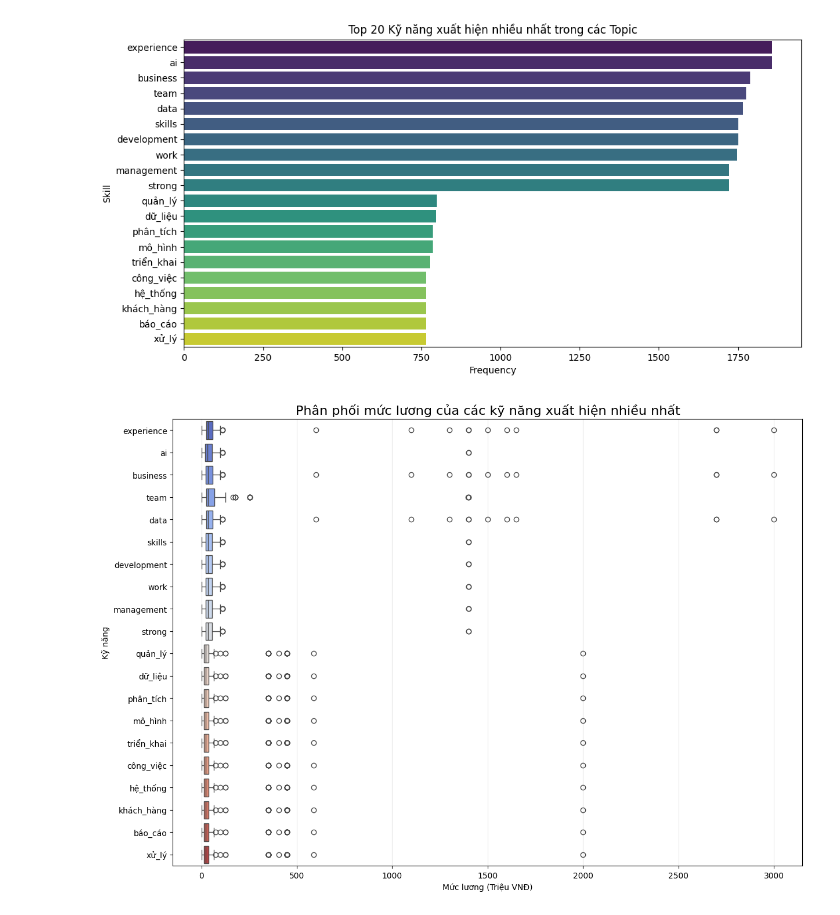
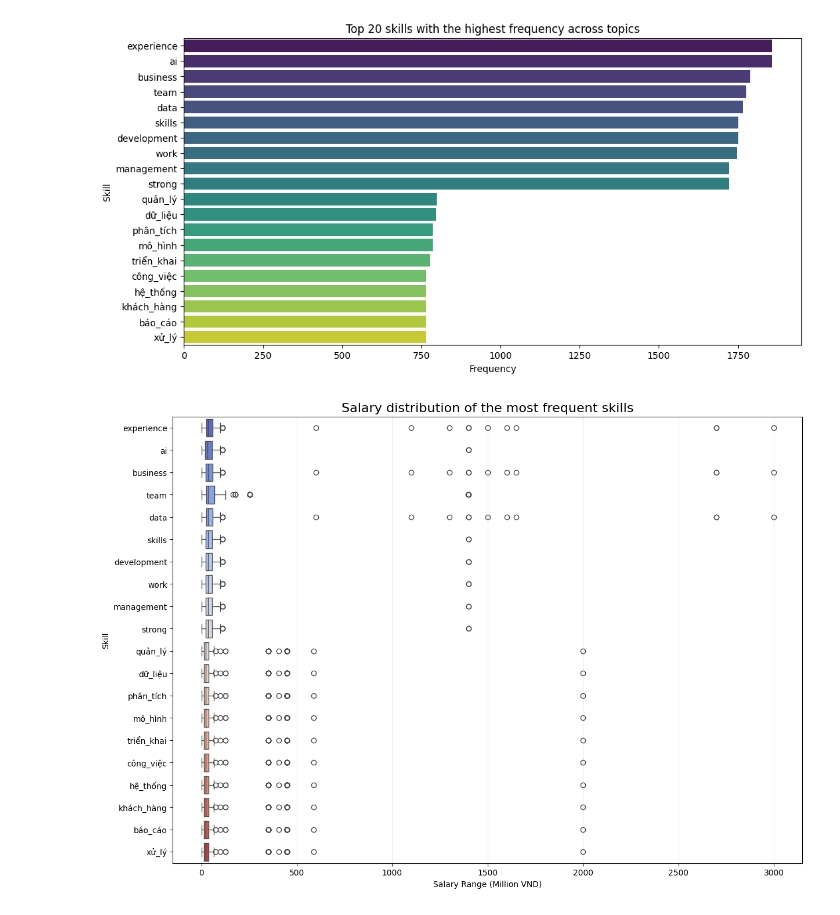
Before and after one commit to theanh-2k4/Project_Phan_Tich_Nghe_Nghiep, a Jupyter notebook: Code/Step3_Visualiztion.ipynb, the cells around one changed output. Drawn from its saved outputs; the diff is of its cells as text; code cells hidden in the pictures.

```diff
--- a/Code/Step3_Visualiztion.ipynb
+++ b/Code/Step3_Visualiztion.ipynb
@@ -130,37 +148,37 @@ skill_salary_list = []
 for _, row in df.dropna(subset=['Salary_Clean', 'Topic_Keywords']).iterrows():
     # Tách chuỗi từ khóa thành danh sách
     skills = [s.strip() for s in str(row['Topic_Keywords']).split(',')]
     salary = row['Salary_Clean']
 
     for s in skills:
         skill_salary_list.append({'Skill': s, 'Salary': salary})
 
 # Tạo dataframe mới
 skill_salary_df = pd.DataFrame(skill_salary_list)
 
 # Danh sách kỹ năng
 target_skills = [
     'experience', 'ai', 'business', 'team', 'data', 'skills',
     'development', 'work', 'management', 'strong', 'quản_lý',
     'dữ_liệu', 'phân_tích', 'mô_hình', 'triển_khai', 'công_việc',
     'hệ_thống', 'khách_hàng', 'báo_cáo', 'xử_lý'
 ]
 
 # Lọc dữ liệu
 plot_data = skill_salary_df[skill_salary_df['Skill'].isin(target_skills)]
 
 # Vẽ biểu đồ
 plt.figure(figsize=(14, 10))
 sns.boxplot(data=plot_data, x='Salary', y='Skill',
             order=target_skills, palette='coolwarm')
 
-plt.title('Phân phối mức lương của các kỹ năng xuất hiện nhiều nhất', fontsize=16)
-plt.xlabel('Mức lương (Triệu VNĐ)')
-plt.ylabel('Kỹ năng')
+plt.title('Salary distribution of the most frequent skills', fontsize=16)
+plt.xlabel('Salary Range (Million VND)')
+plt.ylabel('Skill')
 plt.grid(axis='x', alpha=0.3)
 plt.show()
 # %% [output]
-[figure, old version]
+[figure, new version]
 # %%
 # Tính tần suất xuất hiện của một số kỹ năng chủ chốt trong 3 ngành
 key_skills = ['sql', 'python', 'machine', 'learning', 'tableau', 'powerbi', 'big', 'data', 'pytorch', 'statistics']
```
Also changed, not shown: parts of 6 cells of this notebook.
